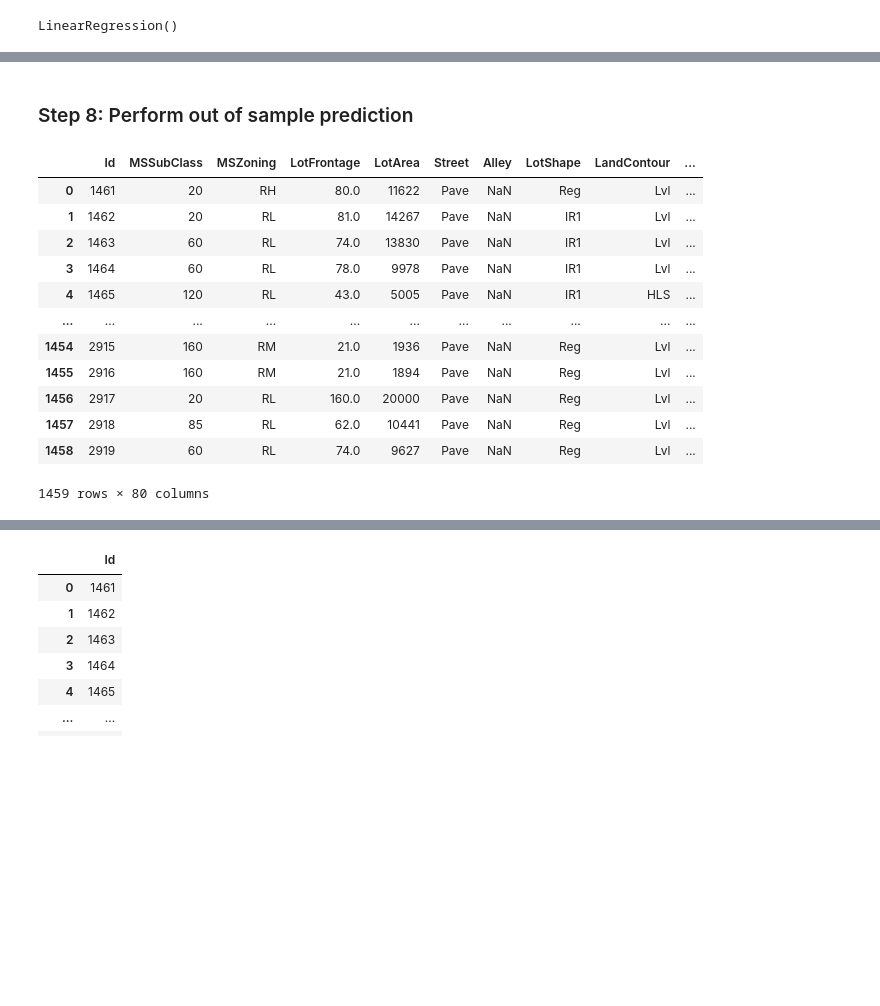
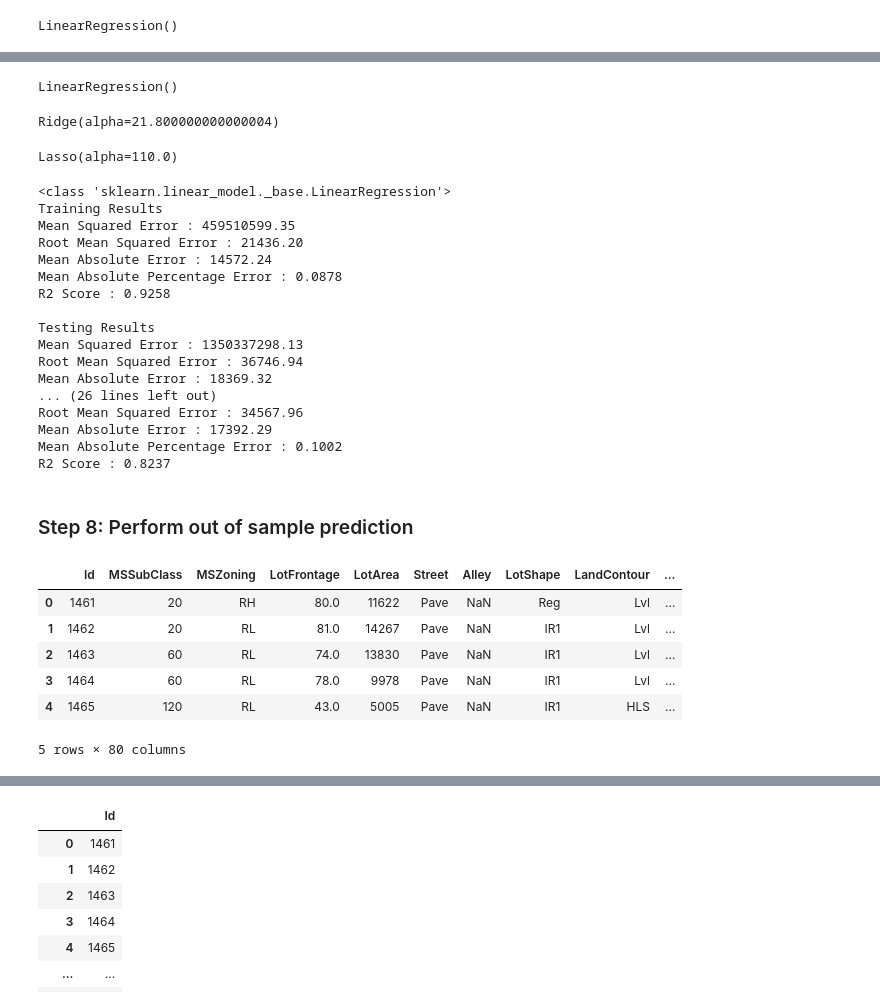
Before and after one commit to JagtapT/VS-code-6pm-weekend, a Jupyter notebook: Regression Project/BackwardElimination.ipynb, the cells around one changed output, grey strips where cells are left out. Cells and saved outputs as stored; diff of their text form; code cells hidden in the pictures; blank space fills up the shorter version.

```diff
--- a/Regression Project/BackwardElimination.ipynb
+++ b/Regression Project/BackwardElimination.ipynb
@@ -426,19 +519,50 @@ R2 Score : -2462717064590638080.0000
+# %%
+model1
+# %% [output]
+LinearRegression()
+# %%
+best_ridge
+# %% [output]
+Ridge(alpha=21.800000000000004)
+# %%
+best_lasso
+# %% [output]
+Lasso(alpha=110.0)
+# %%
+for i in [model1, best_ridge, best_lasso]:
+    print(type(i))
+    print(f'Training Results')
+    evaluate_model(i, xtrain, ytrain)
+    print('\nTesting Results')
+    evaluate_model(i, xtest, ytest)
+# %% [output]
+<class 'sklearn.linear_model._base.LinearRegression'>
+Training Results
+Mean Squared Error : 459510599.35
+Root Mean Squared Error : 21436.20
+Mean Absolute Error : 14572.24
+Mean Absolute Percentage Error : 0.0878
+R2 Score : 0.9258
+
+Testing Results
+Mean Squared Error : 1350337298.13
+Root Mean Squared Error : 36746.94
+Mean Absolute Error : 18369.32
+... (26 lines left out)
+Root Mean Squared Error : 34567.96
+Mean Absolute Error : 17392.29
+Mean Absolute Percentage Error : 0.1002
+R2 Score : 0.8237
 # %% [markdown]
 ### Step 8: Perform out of sample prediction
 # %%
-xnew = pd.read_csv('sample_set.csv', na_values=['','NA'], keep_default_na=False)
-xnew
+xnew = pd.read_csv('sample_set.csv')
+xnew.head()
 # %% [output]
 |  | Id | MSSubClass | MSZoning | LotFrontage | LotArea | Street | Alley | LotShape | LandContour | ... |
 | 0 | 1461 | 20 | RH | 80.0 | 11622 | Pave | NaN | Reg | Lvl | ... |
 | 1 | 1462 | 20 | RL | 81.0 | 14267 | Pave | NaN | IR1 | Lvl | ... |
 | 2 | 1463 | 60 | RL | 74.0 | 13830 | Pave | NaN | IR1 | Lvl | ... |
 | 3 | 1464 | 60 | RL | 78.0 | 9978 | Pave | NaN | IR1 | Lvl | ... |
 | 4 | 1465 | 120 | RL | 43.0 | 5005 | Pave | NaN | IR1 | HLS | ... |
-| ... | ... | ... | ... | ... | ... | ... | ... | ... | ... | ... |
-| 1454 | 2915 | 160 | RM | 21.0 | 1936 | Pave | NaN | Reg | Lvl | ... |
-| 1455 | 2916 | 160 | RM | 21.0 | 1894 | Pave | NaN | Reg | Lvl | ... |
-| 1456 | 2917 | 20 | RL | 160.0 | 20000 | Pave | NaN | Reg | Lvl | ... |
-| 1457 | 2918 | 85 | RL | 62.0 | 10441 | Pave | NaN | Reg | Lvl | ... |
-| 1458 | 2919 | 60 | RL | 74.0 | 9627 | Pave | NaN | Reg | Lvl | ... |
-1459 rows × 80 columns
+5 rows × 80 columns
```
Also changed, not shown: parts of 62 cells of this notebook, 4 other files.
